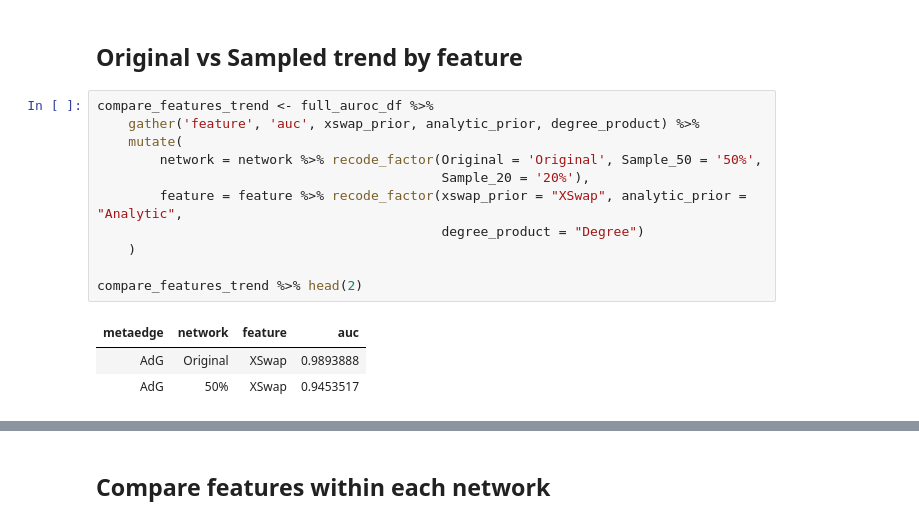
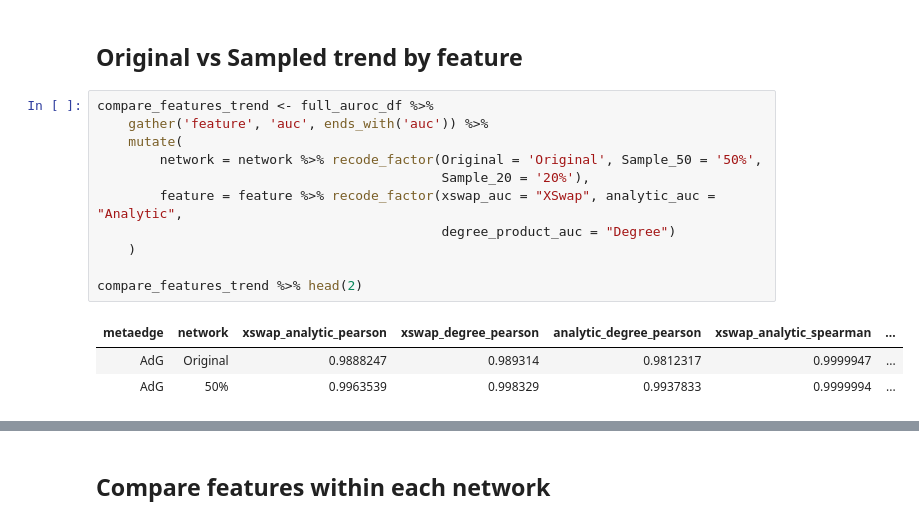
Before and after one commit to greenelab/xswap-analysis, a Jupyter notebook: nb/hetionet-prior/4.visualize.ipynb, the cells around one changed output, grey strips where cells are left out. Saved outputs shown, nothing was run; the diff lists cells and outputs as text.

```diff
--- a/nb/hetionet-prior/4.visualize.ipynb
+++ b/nb/hetionet-prior/4.visualize.ipynb
@@ -41,19 +68,19 @@ cols(
 ## Original vs Sampled trend by feature
 # %%
 compare_features_trend <- full_auroc_df %>%
-    gather('feature', 'auc', xswap_prior, analytic_prior, degree_product) %>%
+    gather('feature', 'auc', ends_with('auc')) %>%
     mutate(
         network = network %>% recode_factor(Original = 'Original', Sample_50 = '50%',
                                             Sample_20 = '20%'),
-        feature = feature %>% recode_factor(xswap_prior = "XSwap", analytic_prior = "Analytic",
-                                            degree_product = "Degree")
+        feature = feature %>% recode_factor(xswap_auc = "XSwap", analytic_auc = "Analytic",
+                                            degree_product_auc = "Degree")
     )
 
 compare_features_trend %>% head(2)
 # %% [output]
-| metaedge | network | feature | auc |
-| AdG | Original | XSwap | 0.9893888 |
-| AdG | 50% | XSwap | 0.9453517 |
+| metaedge | network | xswap_analytic_pearson | xswap_degree_pearson | analytic_degree_pearson | xswap_analytic_spearman | ... |
+| AdG | Original | 0.9888247 | 0.989314 | 0.9812317 | 0.9999947 | ... |
+| AdG | 50% | 0.9963539 | 0.998329 | 0.9937833 | 0.9999994 | ... |
 # %%
 options(repr.plot.width=10, repr.plot.height=4)
 
```
Also changed, not shown: parts of 20 cells of this notebook, 14 other files.
